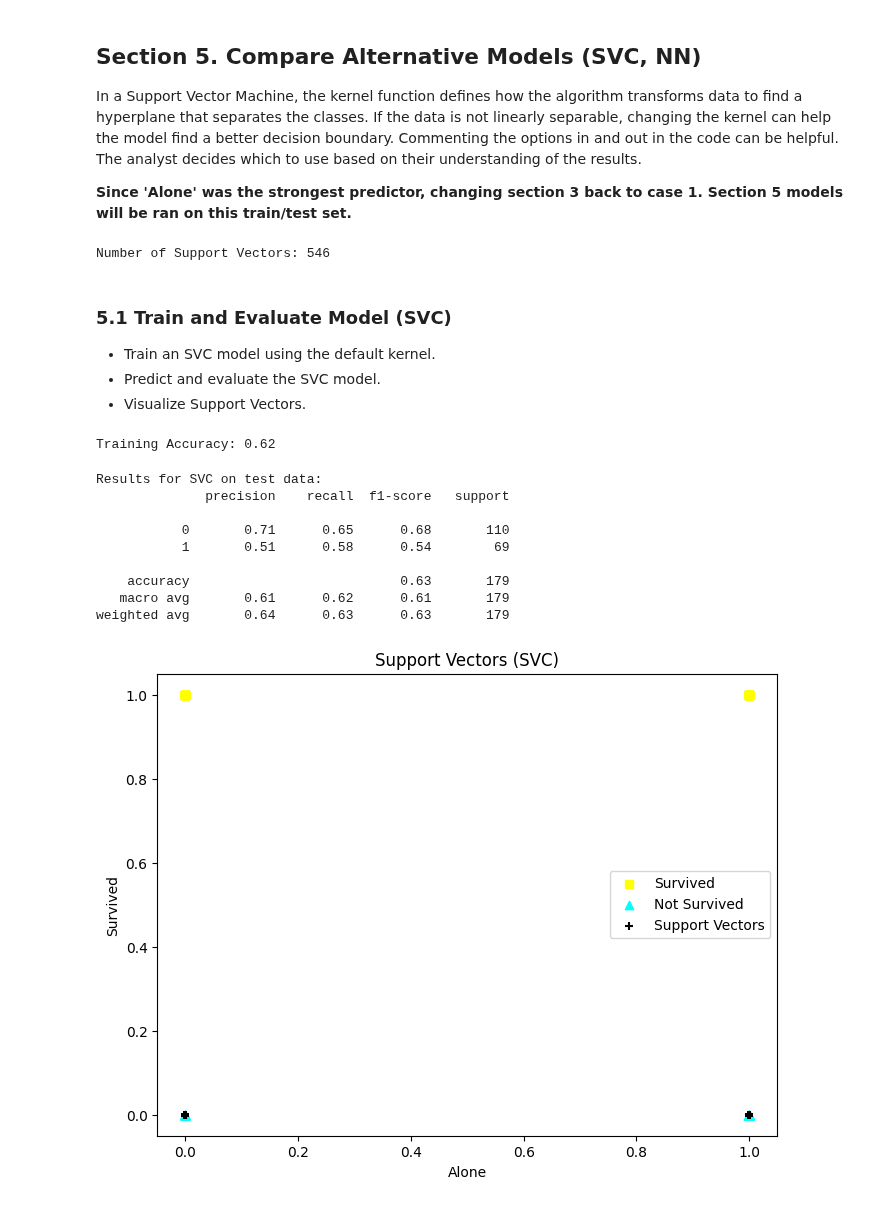
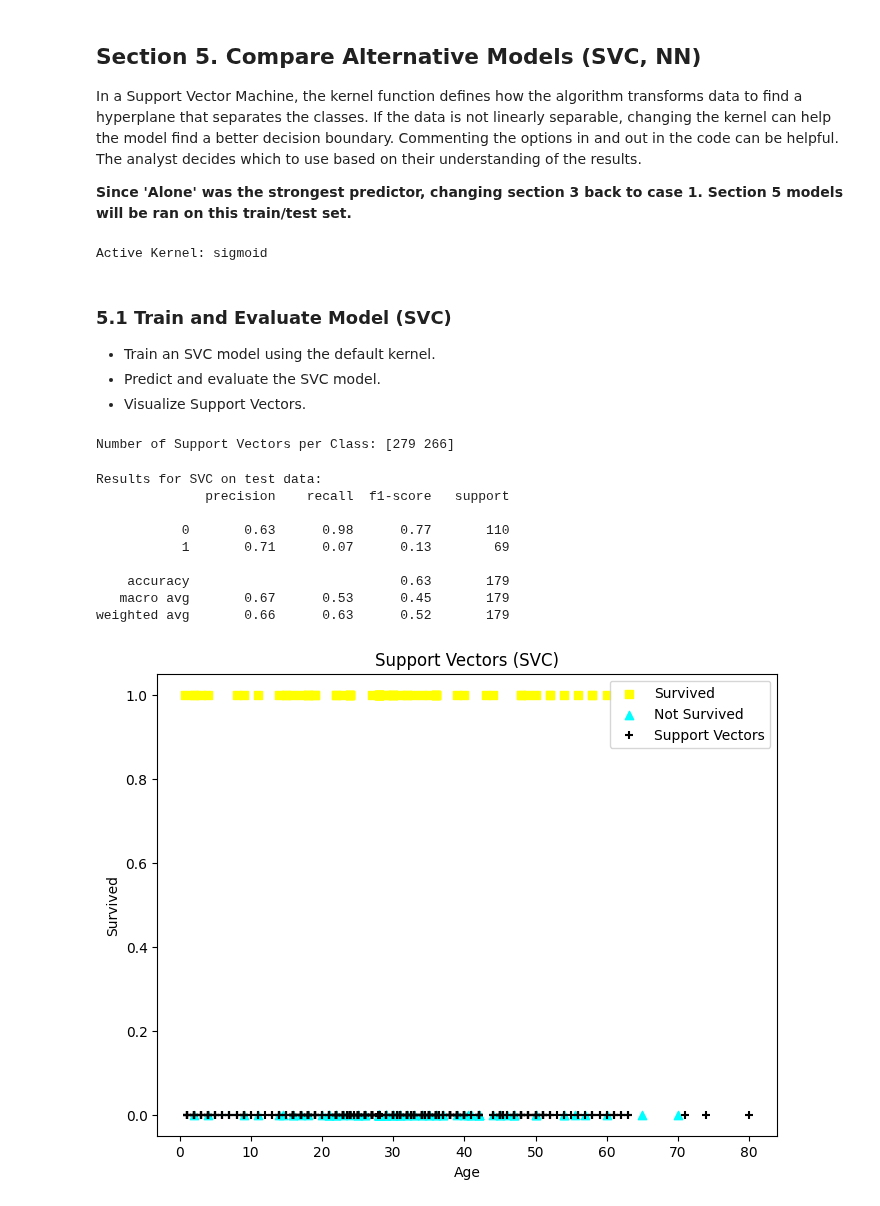
Before and after one commit to Bdowdle4/applied-ml-dowdle, a Jupyter notebook: lab03/ml03_dowdle.ipynb, the cells around one changed output. Saved outputs shown, nothing was run; the diff lists cells and outputs as text; code cells hidden in the pictures.

```diff
--- a/lab03/ml03_dowdle.ipynb
+++ b/lab03/ml03_dowdle.ipynb
@@ -113,12 +113,12 @@ Use three input cases like the example.
 # %%
 # Pro tip: Double brackets [[ ]]] makes a 2D DataFrame. Single brackets [ ] make a 1D Series.
 # Case 1: alone only
-X = titanic[['alone']]
-y = titanic['survived']
+# X = titanic[['alone']]
+# y = titanic['survived']
 
 # Case 2: age only
-# X = titanic[['age']]
-# y = titanic['survived']
+X = titanic[['age']]
+y = titanic['survived']
 
 # Case 3: age + family_size
 # X = titanic[['age', 'family_size']]
@@ -294,10 +294,10 @@ In a Support Vector Machine, the kernel function defines how the algorithm trans
 svc_model = SVC(kernel='sigmoid')
 svc_model.fit(X_train, y_train)
 
-# Print support vectors count
-print(f"Number of Support Vectors: {len(svc_model.support_vectors_)}")
+# Print which kernel is active
+print(f"Active Kernel: {svc_model.kernel}")
 # %% [output]
-Number of Support Vectors: 546
+Active Kernel: sigmoid
 # %% [markdown]
 ### 5.1 Train and Evaluate Model (SVC)
 - Train an SVC model using the default kernel.
@@ -308,11 +308,10 @@ Number of Support Vectors: 546
 svc_model = SVC()
 svc_model.fit(X_train, y_train)
 
-# Print training accuracy
-train_accuracy = svc_model.score(X_train, y_train)
-print(f"Training Accuracy: {train_accuracy:.2f}")
+# Print number of support vectors for each class
+print(f"Number of Support Vectors per Class: {svc_model.n_support_}")
 # %% [output]
-Training Accuracy: 0.62
+Number of Support Vectors per Class: [279 266]
 # %%
 # Predict SVC model
 y_pred_svc = svc_model.predict(X_test)
@@ -324,45 +323,45 @@ print(classification_report(y_test, y_pred_svc))
 Results for SVC on test data:
               precision    recall  f1-score   support
 
-           0       0.71      0.65      0.68       110
-           1       0.51      0.58      0.54        69
+           0       0.63      0.98      0.77       110
+           1       0.71      0.07      0.13        69
 
     accuracy                           0.63       179
-   macro avg       0.61      0.62      0.61       179
-weighted avg       0.64      0.63      0.63       179
+   macro avg       0.67      0.53      0.45       179
+weighted avg       0.66      0.63      0.52       179
 # %%
 # Visualize Support Vectors
 # Create data for charting - input target yes and input target no
-survived_alone = X_test.loc[y_test == 1, 'alone']
-not_survived_alone = X_test.loc[y_test == 0, 'alone']
+survived_age = X_test.loc[y_test == 1, 'age']
+not_survived_age = X_test.loc[y_test == 0, 'age']
 
 # Create scatter plot for survived and not survived
 plt.figure(figsize=(8, 6))
-plt.scatter(survived_alone, y_test.loc[y_test == 1], c='yellow', marker='s', label='Survived')
-plt.scatter(not_survived_alone, y_test.loc[y_test == 0], c='cyan', marker='^', label='Not Survived')
+plt.scatter(survived_age, y_test.loc[y_test == 1], c='yellow', marker='s', label='Survived')
+plt.scatter(not_survived_age, y_test.loc[y_test == 0], c='cyan', marker='^', label='Not Survived')
 
 # Add support vectors (if available)
 if hasattr(svc_model, 'support_vectors_'):
     support_x = svc_model.support_vectors_[:, 0]  # First feature (alone)
     support_y = svc_model.support_vectors_[:, 1] if svc_model.support_vectors_.shape[1] > 1 else None
 
     # Plot support vectors
     if support_y is not None:
         plt.scatter(support_x, support_y, c='black', marker='+', label='Support Vectors')
     else:
         plt.scatter(support_x, [0] * len(support_x), c='black', marker='+', label='Support Vectors')
 
 # Add title, labels, and legend
-plt.xlabel('Alone')
+plt.xlabel('Age')
 plt.ylabel('Survived')
 plt.legend()
 plt.title('Support Vectors (SVC)')
 
 # Show the plot
 plt.tight_layout
 plt.show()
 # %% [output]
-[figure, old version]
+[figure, new version]
 # %% [markdown]
 ### Repeat for All 3 Cases for Each Kernel Type
 
```
Also changed, not shown: parts of 7 cells of this notebook.
